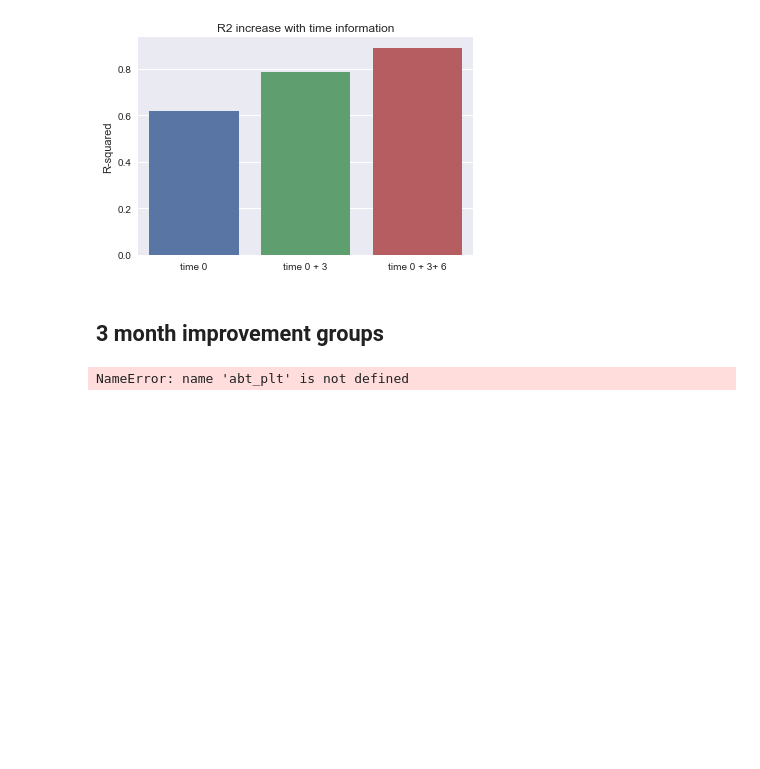
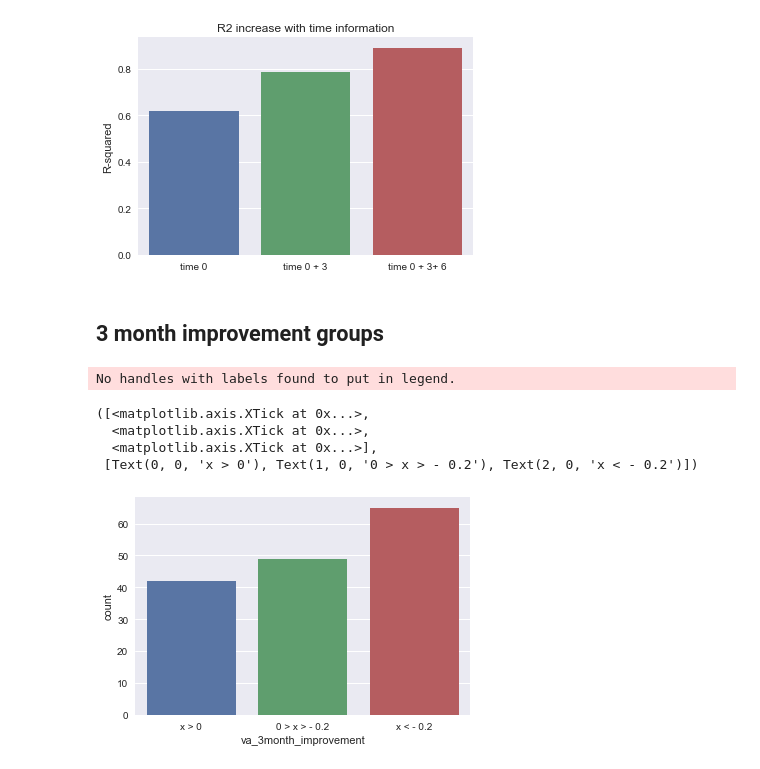
Before and after one commit to theislab/LODE, a Jupyter notebook: feature_statistics/notebooks/0_2_time_series_1-3-6-12-24-months.ipynb, the cells around one changed output. Saved outputs shown, nothing was run; the diff lists cells and outputs as text; code cells hidden in the pictures; blank space fills up the shorter version.

```diff
--- a/feature_statistics/notebooks/0_2_time_series_1-3-6-12-24-months.ipynb
+++ b/feature_statistics/notebooks/0_2_time_series_1-3-6-12-24-months.ipynb
@@ -1433,6 +1143,11 @@ Text(0.5, 1.0, 'R2 increase with time information')
 # %%
 ax = sns.countplot(x="va_3month_improvement", data=abt_plt)
 plt.legend()
-plt.xticks(ticks=[0,1,2], labels=["x > 0", "0 > x > - 0.2", "x > - 0.2"])
+plt.xticks(ticks=[0,1,2], labels=["x > 0", "0 > x > - 0.2", "x < - 0.2"])
 # %% [output]
-NameError: name 'abt_plt' is not defined
+No handles with labels found to put in legend.
+([<matplotlib.axis.XTick at 0x...>,
+  <matplotlib.axis.XTick at 0x...>,
+  <matplotlib.axis.XTick at 0x...>],
+ [Text(0, 0, 'x > 0'), Text(1, 0, '0 > x > - 0.2'), Text(2, 0, 'x < - 0.2')])
+[figure, added]
```
Also changed, not shown: parts of 28 cells of this notebook, 5 other files.
